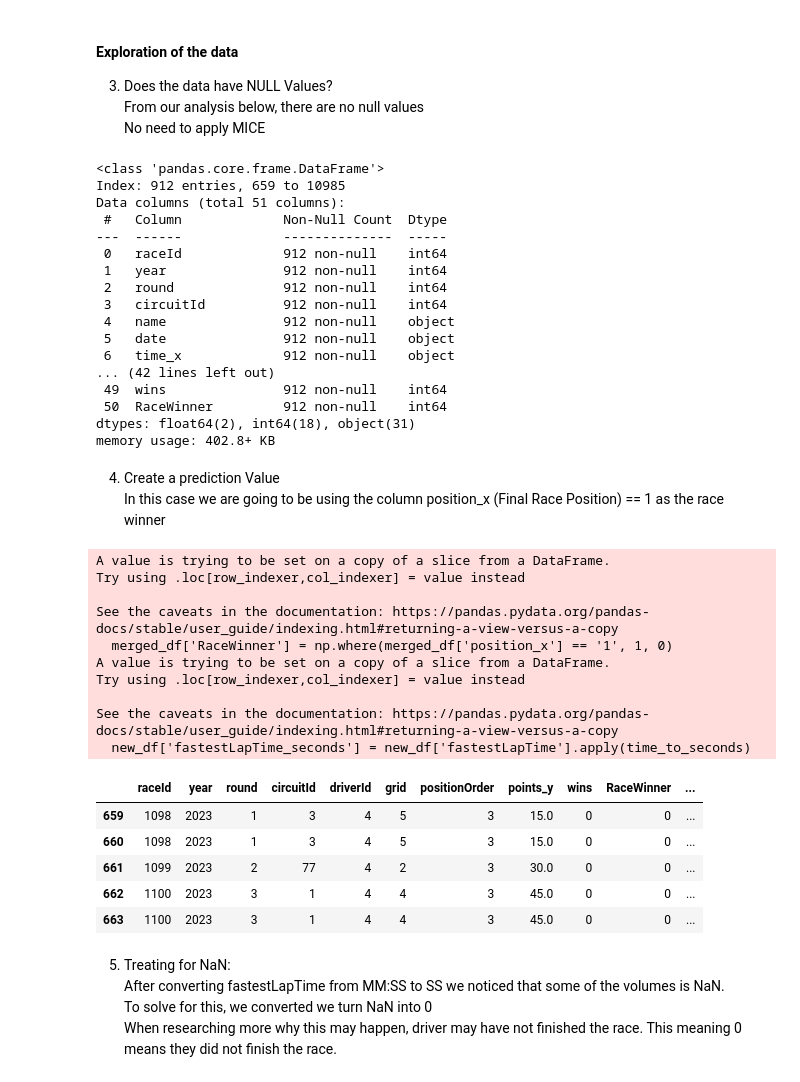
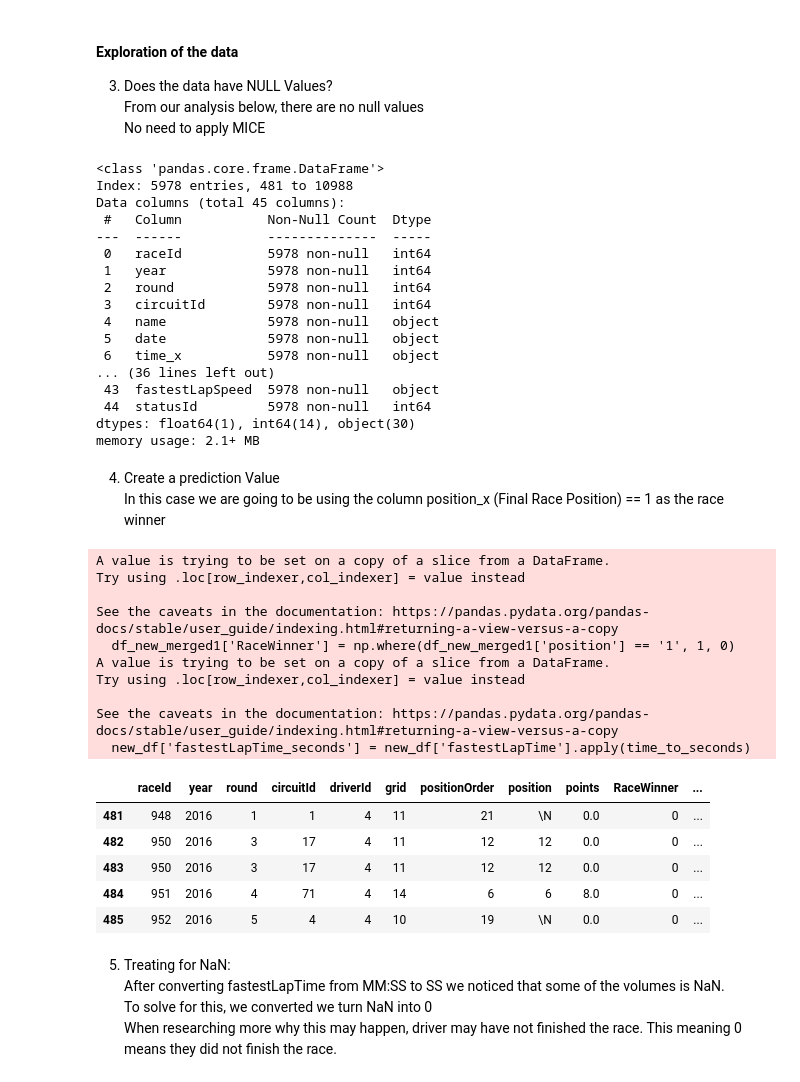
Before and after one commit to rameloa/School, a Jupyter notebook: 860AcquisitionManagementofData/Project/Code2.ipynb, the cells around one changed output. Cells and saved outputs as stored; diff of their text form; code cells hidden in the pictures.

```diff
--- a/860AcquisitionManagementofData/Project/Code2.ipynb
+++ b/860AcquisitionManagementofData/Project/Code2.ipynb
@@ -38,12 +38,14 @@ df = df.drop(columns=['url_x','url_y','number'])
 
 # distinct_raceyear_df = df.drop_duplicates(subset='year').sort_values(by='year', ascending=False)
 df_new_merged = pd.merge(df, results, on=['driverId','raceId'], how='inner')
-df_new_merged = pd.merge(df_new_merged, driver_standings, on=['driverId','raceId'], how='inner')
+df_new_merged1 = pd.merge(df_new_merged, driver_standings, on=['driverId','raceId'], how='inner')
 # df_new_merged = pd.merge(df_new_merged, qualifying, on=['driverId','raceId'], how='inner')
 # df_new_merged = pd.merge(df_new_merged, lap_times, on=['driverId','raceId'], how='inner')
 
-merged_df = df_new_merged[df_new_merged['year'] == 2023]
-merged_df.to_csv('merged_df.csv')
+condition1 = df_new_merged['year'] >= 2016
+condition2 = df_new_merged['year'] <= 2023
+df_new_merged1 = df_new_merged[condition1 & condition2 ]
+df_new_merged1.to_csv('merged_df.csv')
 
 # df_new_merged['lapTime'] = df_new_merged['lapTime'].apply(time_to_seconds)
 # df_new_merged['totalPitDuration'] = df_new_merged['duration'].apply(time_to_seconds)
@@ -58,67 +60,68 @@ merged_df.to_csv('merged_df.csv')
 <br/> From our analysis below, there are no null values
 <br/>No need to apply MICE
 # %%
-merged_df.info()
+df_new_merged1.info()
 # %% [output]
 <class 'pandas.core.frame.DataFrame'>
-Index: 912 entries, 659 to 10985
-Data columns (total 51 columns):
- #   Column             Non-Null Count  Dtype
----  ------             --------------  -----
- 0   raceId             912 non-null    int64
- 1   year               912 non-null    int64
- 2   round              912 non-null    int64
- 3   circuitId          912 non-null    int64
- 4   name               912 non-null    object
- 5   date               912 non-null    object
- 6   time_x             912 non-null    object
-... (42 lines left out)
- 49  wins               912 non-null    int64
- 50  RaceWinner         912 non-null    int64
-dtypes: float64(2), int64(18), object(31)
-memory usage: 402.8+ KB
+Index: 5978 entries, 481 to 10988
+Data columns (total 45 columns):
+ #   Column           Non-Null Count  Dtype
+---  ------           --------------  -----
+ 0   raceId           5978 non-null   int64
+ 1   year             5978 non-null   int64
+ 2   round            5978 non-null   int64
+ 3   circuitId        5978 non-null   int64
+ 4   name             5978 non-null   object
+ 5   date             5978 non-null   object
+ 6   time_x           5978 non-null   object
+... (36 lines left out)
+ 43  fastestLapSpeed  5978 non-null   object
+ 44  statusId         5978 non-null   int64
+dtypes: float64(1), int64(14), object(30)
+memory usage: 2.1+ MB
 # %% [markdown]
 4. Create a prediction Value
 <br/> In this case we are going to be using the column position_x (Final Race Position) == 1 as the race winner
 # %%
 import numpy as np
-merged_df['RaceWinner'] = np.where(merged_df['position_x'] == '1', 1, 0)
-merged_df[merged_df['RaceWinner']==1].head()
-relevant_columns = ['raceId', 'year', 'round', 'circuitId', 'driverId', 'grid', 'positionOrder', 'fastestLapTime', 'points_y', 'wins', 'RaceWinner']
-new_df = merged_df[relevant_columns]
+df_new_merged1['RaceWinner'] = np.where(df_new_merged1['position'] == '1', 1, 0)
+df_new_merged1[df_new_merged1['RaceWinner']==1].head()
+relevant_columns = ['raceId', 'year', 'round', 'circuitId', 'driverId', 'grid', 'positionOrder','position', 'fastestLapTime', 'points', 'RaceWinner','rank','laps']
+# relevant_columns = ['raceId', 'grid', 'positionOrder', 'fastestLapTime', 'points','RaceWinner']
+new_df = df_new_merged1[relevant_columns]
 def time_to_seconds(time_str):
     # Check if the input is a string and contains the expected ':' character
     if pd.isna(time_str) or ':' not in time_str:
         return None  # Return None for missing or malformed data
 
     # Try to split the time string and convert to seconds
     try:
         minutes, seconds = time_str.split(':')
         return int(minutes) * 60 + float(seconds)
     except ValueError:
         return None
 
 # Apply the function to the column
 new_df['fastestLapTime_seconds'] = new_df['fastestLapTime'].apply(time_to_seconds)
 new_df = new_df.drop(columns=['fastestLapTime'])
 new_df.head()
 # %% [output]
 A value is trying to be set on a copy of a slice from a DataFrame.
 Try using .loc[row_indexer,col_indexer] = value instead
 
 See the caveats in the documentation: https://pandas.pydata.org/pandas-docs/stable/user_guide/indexing.html#returning-a-view-versus-a-copy
-  merged_df['RaceWinner'] = np.where(merged_df['position_x'] == '1', 1, 0)
+  df_new_merged1['RaceWinner'] = np.where(df_new_merged1['position'] == '1', 1, 0)
 A value is trying to be set on a copy of a slice from a DataFrame.
 Try using .loc[row_indexer,col_indexer] = value instead
 
 See the caveats in the documentation: https://pandas.pydata.org/pandas-docs/stable/user_guide/indexing.html#returning-a-view-versus-a-copy
   new_df['fastestLapTime_seconds'] = new_df['fastestLapTime'].apply(time_to_seconds)
-|  | raceId | year | round | circuitId | driverId | grid | positionOrder | points_y | wins | RaceWinner | ... |
-| 659 | 1098 | 2023 | 1 | 3 | 4 | 5 | 3 | 15.0 | 0 | 0 | ... |
-| 660 | 1098 | 2023 | 1 | 3 | 4 | 5 | 3 | 15.0 | 0 | 0 | ... |
-| 661 | 1099 | 2023 | 2 | 77 | 4 | 2 | 3 | 30.0 | 0 | 0 | ... |
-| 662 | 1100 | 2023 | 3 | 1 | 4 | 4 | 3 | 45.0 | 0 | 0 | ... |
-| 663 | 1100 | 2023 | 3 | 1 | 4 | 4 | 3 | 45.0 | 0 | 0 | ... |
+|  | raceId | year | round | circuitId | driverId | grid | positionOrder | position | points | RaceWinner | ... |
+| 481 | 948 | 2016 | 1 | 1 | 4 | 11 | 21 | \N | 0.0 | 0 | ... |
+| 482 | 950 | 2016 | 3 | 17 | 4 | 11 | 12 | 12 | 0.0 | 0 | ... |
+| 483 | 950 | 2016 | 3 | 17 | 4 | 11 | 12 | 12 | 0.0 | 0 | ... |
+| 484 | 951 | 2016 | 4 | 71 | 4 | 14 | 6 | 6 | 8.0 | 0 | ... |
+| 485 | 952 | 2016 | 5 | 4 | 4 | 10 | 19 | \N | 0.0 | 0 | ... |
 # %% [markdown]
 5. Treating for NaN:
 <br/> After converting fastestLapTime from MM:SS to SS we noticed that some of the volumes is NaN.
```
Also changed, not shown: parts of 21 cells of this notebook, 12 other files.
